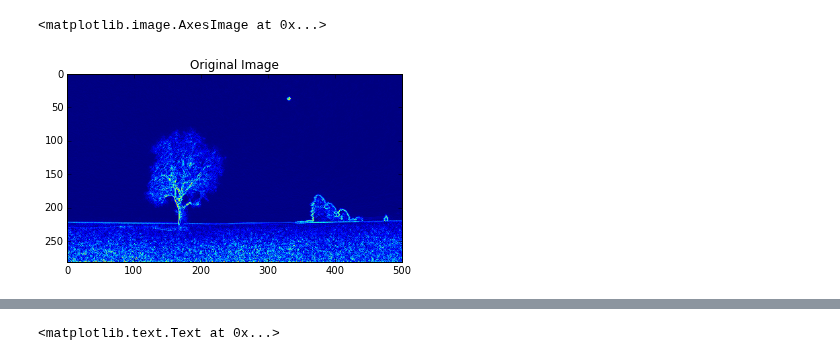
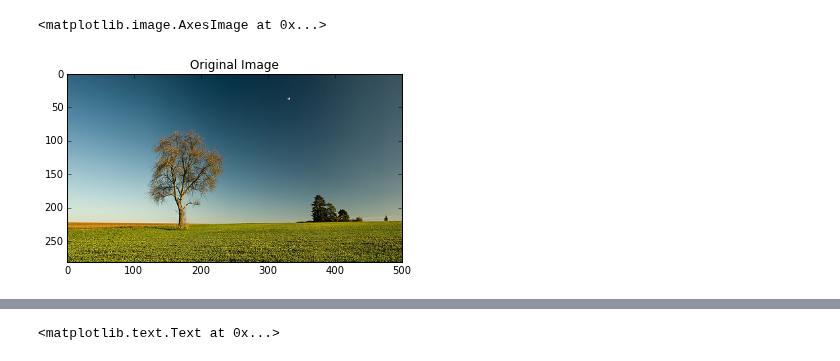
Before and after one commit to cnavas88/Image-Processing, a Jupyter notebook: practica3/Practica3.ipynb, the cells around one changed output, grey strips where cells are left out. Cells and saved outputs as stored; diff of their text form; code cells hidden in the pictures.

```diff
--- a/practica3/Practica3.ipynb
+++ b/practica3/Practica3.ipynb
@@ -11,21 +9,15 @@ from PIL import Image, ImageDraw, ImageEnhance
 import matplotlib.animation as animation
 from scipy.misc import imresize
 from scipy import ndimage as nd
-
-
-rgb =  plt.imread('countryside.jpg')
-img = color.rgb2gray(rgb)
-img = util.img_as_float(img)
-def gradient(img):
-    '''
-    compute image gradient magnitude matrix.
-    '''
-    gx, gy = np.gradient(img)
-    grad = np.sqrt(gx*gx + gy*gy)
-    return grad
-grad = gradient(img)
-plt.title('Original Image')
-plt.imshow(grad)
+import scipy
+%matplotlib inline
-# %% [output]
-<matplotlib.image.AxesImage at 0x...>
-[figure, removed]
+# %%
+rgb =  plt.imread('countryside.jpg')
+img = color.rgb2gray(rgb)
+img = util.img_as_float(img)
+
+plt.title('Original Image')
+plt.imshow(rgb.astype('uint8'))
+# %% [output]
+<matplotlib.image.AxesImage at 0x...>
+[figure, added]
```
Also changed, not shown: parts of 7 cells of this notebook.
